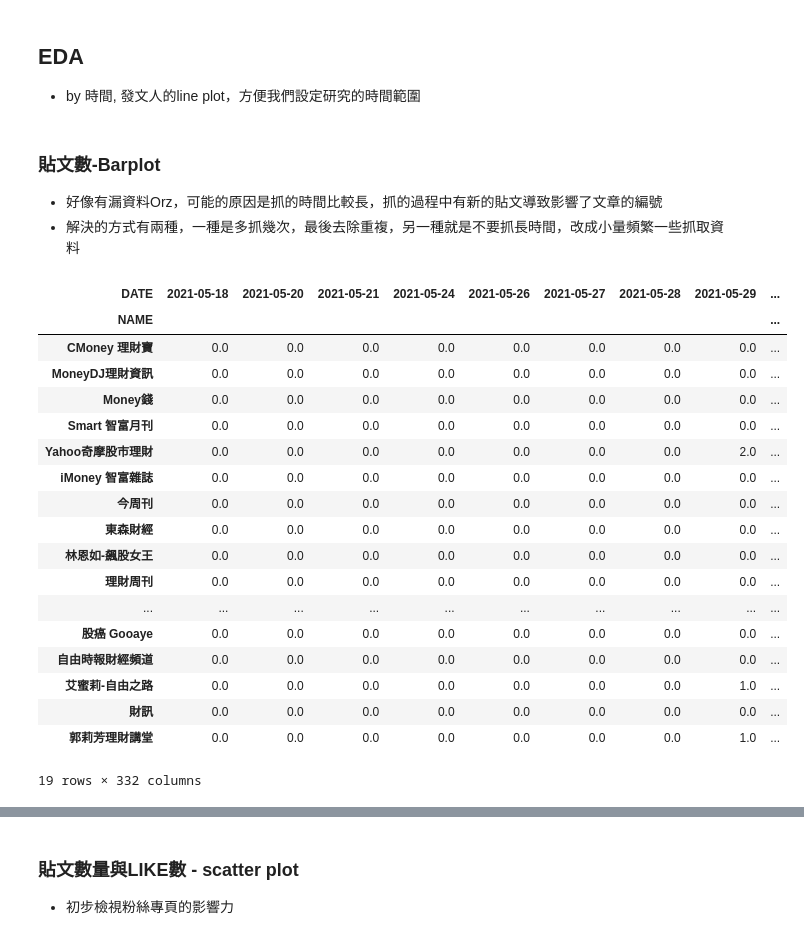
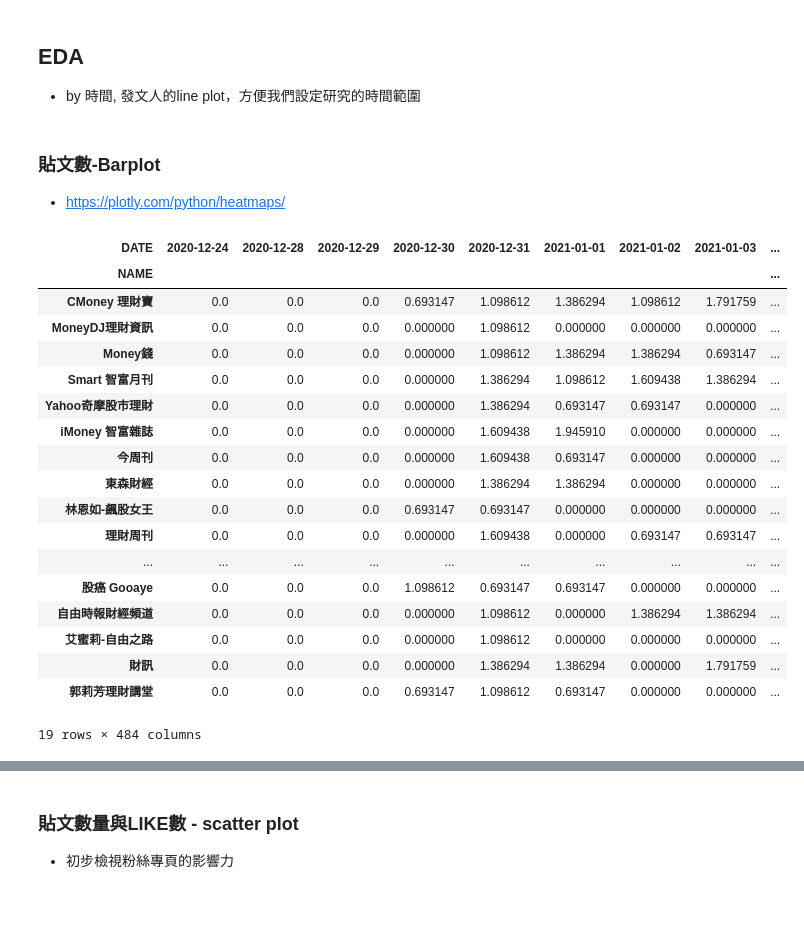
Before and after one commit to tlyu0419/Stock-Prediction-Using-Facebook-Sentiment-with-Python, a Jupyter notebook: 02_Sectiment_analysis.ipynb, the cells around one changed output, grey strips where cells are left out. Cells and saved outputs as stored; diff of their text form; code cells hidden in the pictures; blank space fills up the shorter version.

```diff
--- a/02_Sectiment_analysis.ipynb
+++ b/02_Sectiment_analysis.ipynb
@@ -90,0 +63,5 @@ df.head(5)
+# %%
+# df.to_csv('./data/fanspage_posts/fanspage_posts.csv',index=False)
+# df.to_excel('./data/fanspage_posts/fanspage_posts.xlsx', index=False, engine='xlsxwriter')
+df = pd.read_csv('./data/fanspage_posts/fanspage_posts.csv')
+df
@@ -91,3 +82,8 @@ df.head(5)
+# %%
+df['REACTION_COUNT'] = df['REACTION_COUNT'].astype('int')
+df['COMMENT_COUNT'] = df['COMMENT_COUNT'].astype('int')
+df['SHARE_COUNT'] = df['SHARE_COUNT'].astype('int')
+df['DISPLAYCOMMENTCOUNT'] = df['DISPLAYCOMMENTCOUNT'].astype('int')
 # %%
 df['DATE'] = df['TIME'].apply(lambda x: x[:10])
 df['YM'] = df['DATE'].apply(lambda x: x[:7])
@@ -104,30 +100,31 @@ df.head(3)
 - by 時間, 發文人的line plot，方便我們設定研究的時間範圍
 # %% [markdown]
 ### 貼文數-Barplot
--  好像有漏資料Orz，可能的原因是抓的時間比較長，抓的過程中有新的貼文導致影響了文章的編號
--  解決的方式有兩種，一種是多抓幾次，最後去除重複，另一種就是不要抓長時間，改成小量頻繁一些抓取資料
+-  https://plotly.com/python/heatmaps/
 # %%
 # 不同粉絲頁的每天有多少貼文
-plotdf = df.groupby(['NAME', 'DATE']).size().reset_index(name='CNT').pivot('NAME', 'DATE', 'CNT')
+plotdf = df.groupby(['NAME', 'DATE']).size().reset_index(name='CNT')
+plotdf['CNT'] = np.log(plotdf['CNT'])
+plotdf = plotdf.pivot('NAME', 'DATE', 'CNT')
 plotdf = plotdf.fillna(0)
 plotdf
 # %% [output]
-| DATE | 2021-05-18 | 2021-05-20 | 2021-05-21 | 2021-05-24 | 2021-05-26 | 2021-05-27 | 2021-05-28 | 2021-05-29 | ... |
+| DATE | 2020-12-24 | 2020-12-28 | 2020-12-29 | 2020-12-30 | 2020-12-31 | 2021-01-01 | 2021-01-02 | 2021-01-03 | ... |
 | NAME |  |  |  |  |  |  |  |  | ... |
-| CMoney 理財寶 | 0.0 | 0.0 | 0.0 | 0.0 | 0.0 | 0.0 | 0.0 | 0.0 | ... |
-| MoneyDJ理財資訊 | 0.0 | 0.0 | 0.0 | 0.0 | 0.0 | 0.0 | 0.0 | 0.0 | ... |
-| Money錢 | 0.0 | 0.0 | 0.0 | 0.0 | 0.0 | 0.0 | 0.0 | 0.0 | ... |
-| Smart 智富月刊 | 0.0 | 0.0 | 0.0 | 0.0 | 0.0 | 0.0 | 0.0 | 0.0 | ... |
-| Yahoo奇摩股市理財 | 0.0 | 0.0 | 0.0 | 0.0 | 0.0 | 0.0 | 0.0 | 2.0 | ... |
-| iMoney 智富雜誌 | 0.0 | 0.0 | 0.0 | 0.0 | 0.0 | 0.0 | 0.0 | 0.0 | ... |
-| 今周刊 | 0.0 | 0.0 | 0.0 | 0.0 | 0.0 | 0.0 | 0.0 | 0.0 | ... |
-| 東森財經 | 0.0 | 0.0 | 0.0 | 0.0 | 0.0 | 0.0 | 0.0 | 0.0 | ... |
-| 林恩如-飆股女王 | 0.0 | 0.0 | 0.0 | 0.0 | 0.0 | 0.0 | 0.0 | 0.0 | ... |
-| 理財周刊 | 0.0 | 0.0 | 0.0 | 0.0 | 0.0 | 0.0 | 0.0 | 0.0 | ... |
+| CMoney 理財寶 | 0.0 | 0.0 | 0.0 | 0.693147 | 1.098612 | 1.386294 | 1.098612 | 1.791759 | ... |
+| MoneyDJ理財資訊 | 0.0 | 0.0 | 0.0 | 0.000000 | 1.098612 | 0.000000 | 0.000000 | 0.000000 | ... |
+| Money錢 | 0.0 | 0.0 | 0.0 | 0.000000 | 1.098612 | 1.386294 | 1.386294 | 0.693147 | ... |
+| Smart 智富月刊 | 0.0 | 0.0 | 0.0 | 0.000000 | 1.386294 | 1.098612 | 1.609438 | 1.386294 | ... |
+| Yahoo奇摩股市理財 | 0.0 | 0.0 | 0.0 | 0.000000 | 1.386294 | 0.693147 | 0.693147 | 0.000000 | ... |
+| iMoney 智富雜誌 | 0.0 | 0.0 | 0.0 | 0.000000 | 1.609438 | 1.945910 | 0.000000 | 0.000000 | ... |
+| 今周刊 | 0.0 | 0.0 | 0.0 | 0.000000 | 1.609438 | 0.693147 | 0.000000 | 0.000000 | ... |
+| 東森財經 | 0.0 | 0.0 | 0.0 | 0.000000 | 1.386294 | 1.386294 | 0.000000 | 0.000000 | ... |
+| 林恩如-飆股女王 | 0.0 | 0.0 | 0.0 | 0.693147 | 0.693147 | 0.000000 | 0.000000 | 0.000000 | ... |
+| 理財周刊 | 0.0 | 0.0 | 0.0 | 0.000000 | 1.609438 | 0.000000 | 0.693147 | 0.693147 | ... |
 | ... | ... | ... | ... | ... | ... | ... | ... | ... | ... |
-| 股癌 Gooaye | 0.0 | 0.0 | 0.0 | 0.0 | 0.0 | 0.0 | 0.0 | 0.0 | ... |
-| 自由時報財經頻道 | 0.0 | 0.0 | 0.0 | 0.0 | 0.0 | 0.0 | 0.0 | 0.0 | ... |
-| 艾蜜莉-自由之路 | 0.0 | 0.0 | 0.0 | 0.0 | 0.0 | 0.0 | 0.0 | 1.0 | ... |
-| 財訊 | 0.0 | 0.0 | 0.0 | 0.0 | 0.0 | 0.0 | 0.0 | 0.0 | ... |
-| 郭莉芳理財講堂 | 0.0 | 0.0 | 0.0 | 0.0 | 0.0 | 0.0 | 0.0 | 1.0 | ... |
+| 股癌 Gooaye | 0.0 | 0.0 | 0.0 | 1.098612 | 0.693147 | 0.693147 | 0.000000 | 0.000000 | ... |
+| 自由時報財經頻道 | 0.0 | 0.0 | 0.0 | 0.000000 | 1.098612 | 0.000000 | 1.386294 | 1.386294 | ... |
+| 艾蜜莉-自由之路 | 0.0 | 0.0 | 0.0 | 0.000000 | 1.098612 | 0.000000 | 0.000000 | 0.000000 | ... |
+| 財訊 | 0.0 | 0.0 | 0.0 | 0.000000 | 1.386294 | 1.386294 | 0.000000 | 1.791759 | ... |
+| 郭莉芳理財講堂 | 0.0 | 0.0 | 0.0 | 0.693147 | 1.098612 | 0.693147 | 0.000000 | 0.000000 | ... |
-19 rows × 332 columns
+19 rows × 484 columns
```
Also changed, not shown: parts of 91 cells of this notebook, 33 other files.
